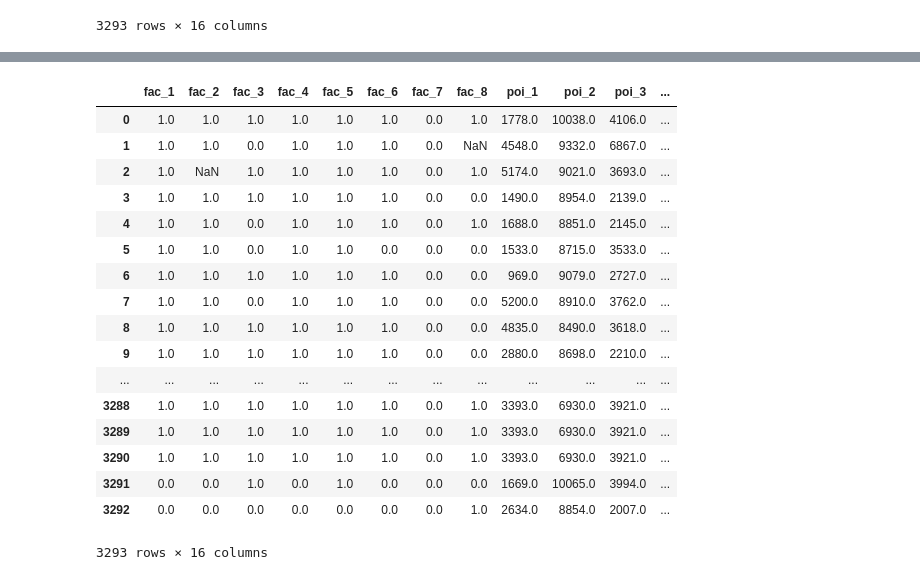
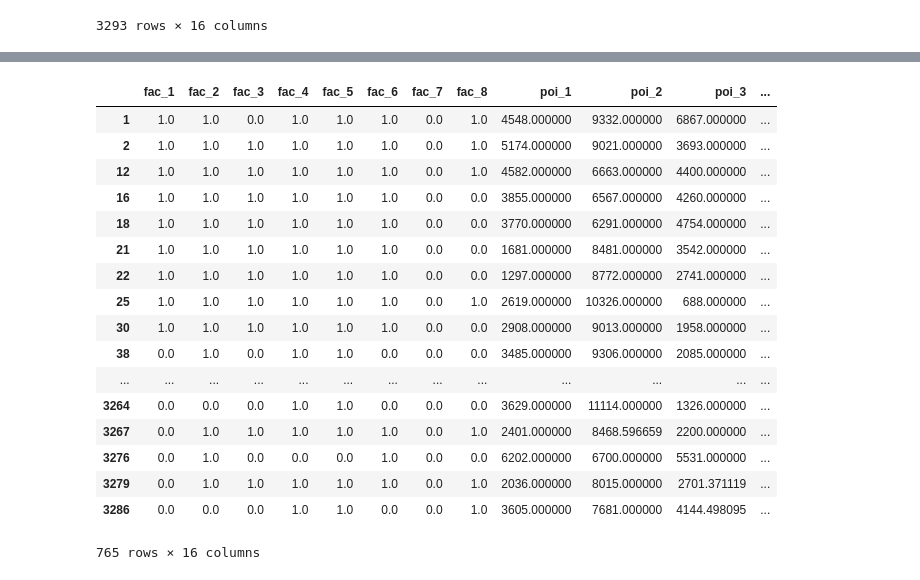
Before and after one commit to FarhanSetyaD/DataMining-Competition-JOINTS-UGM-2019, a Jupyter notebook: try_fill_with_pred.ipynb, the cells around one changed output, grey strips where cells are left out. Cells and saved outputs as stored; diff of their text form; code cells hidden in the pictures.

```diff
--- a/try_fill_with_pred.ipynb
+++ b/try_fill_with_pred.ipynb
@@ -60,22 +97,45 @@ one_null
+# %%
+missing_predict = pd.DataFrame(columns=train.columns)
+for i, row in one_null.iterrows():
+    row = row.copy()
+    key = ""
+    for j in imputers:
+        if (math.isnan(row[j])):
+            key = j
+            break
+
+    if( type(imputers[key]) == KNeighborsClassifier):
+        pre_data = scaler[key].transform([row.drop(key).astype(np.float64)])
+        predict = imputers[key].predict(pre_data)
+        #print(predict)
+        row[key] = predict[0]
+        missing_predict = missing_predict.append(row)
+    else:
+        pre_data = [row.drop(key)]
+        predict = imputers[key].predict(pre_data)
+        #print(predict)
+        row[key] = predict[0]
+        missing_predict = missing_predict.append(row)
+
+missing_predict
+# %% [output]
+|  | fac_1 | fac_2 | fac_3 | fac_4 | fac_5 | fac_6 | fac_7 | fac_8 | poi_1 | poi_2 | poi_3 | ... |
+| 1 | 1.0 | 1.0 | 0.0 | 1.0 | 1.0 | 1.0 | 0.0 | 1.0 | 4548.000000 | 9332.000000 | 6867.000000 | ... |
+| 2 | 1.0 | 1.0 | 1.0 | 1.0 | 1.0 | 1.0 | 0.0 | 1.0 | 5174.000000 | 9021.000000 | 3693.000000 | ... |
+| 12 | 1.0 | 1.0 | 1.0 | 1.0 | 1.0 | 1.0 | 0.0 | 1.0 | 4582.000000 | 6663.000000 | 4400.000000 | ... |
+| 16 | 1.0 | 1.0 | 1.0 | 1.0 | 1.0 | 1.0 | 0.0 | 0.0 | 3855.000000 | 6567.000000 | 4260.000000 | ... |
+| 18 | 1.0 | 1.0 | 1.0 | 1.0 | 1.0 | 1.0 | 0.0 | 0.0 | 3770.000000 | 6291.000000 | 4754.000000 | ... |
+| 21 | 1.0 | 1.0 | 1.0 | 1.0 | 1.0 | 1.0 | 0.0 | 0.0 | 1681.000000 | 8481.000000 | 3542.000000 | ... |
+| 22 | 1.0 | 1.0 | 1.0 | 1.0 | 1.0 | 1.0 | 0.0 | 0.0 | 1297.000000 | 8772.000000 | 2741.000000 | ... |
+| 25 | 1.0 | 1.0 | 1.0 | 1.0 | 1.0 | 1.0 | 0.0 | 1.0 | 2619.000000 | 10326.000000 | 688.000000 | ... |
+| 30 | 1.0 | 1.0 | 1.0 | 1.0 | 1.0 | 1.0 | 0.0 | 0.0 | 2908.000000 | 9013.000000 | 1958.000000 | ... |
+| 38 | 0.0 | 1.0 | 0.0 | 1.0 | 1.0 | 0.0 | 0.0 | 0.0 | 3485.000000 | 9306.000000 | 2085.000000 | ... |
+| ... | ... | ... | ... | ... | ... | ... | ... | ... | ... | ... | ... | ... |
+| 3264 | 0.0 | 0.0 | 0.0 | 1.0 | 1.0 | 0.0 | 0.0 | 0.0 | 3629.000000 | 11114.000000 | 1326.000000 | ... |
+| 3267 | 0.0 | 1.0 | 1.0 | 1.0 | 1.0 | 1.0 | 0.0 | 1.0 | 2401.000000 | 8468.596659 | 2200.000000 | ... |
+| 3276 | 0.0 | 1.0 | 0.0 | 0.0 | 0.0 | 1.0 | 0.0 | 0.0 | 6202.000000 | 6700.000000 | 5531.000000 | ... |
+| 3279 | 0.0 | 1.0 | 1.0 | 1.0 | 1.0 | 1.0 | 0.0 | 1.0 | 2036.000000 | 8015.000000 | 2701.371119 | ... |
+| 3286 | 0.0 | 0.0 | 0.0 | 1.0 | 1.0 | 0.0 | 0.0 | 1.0 | 3605.000000 | 7681.000000 | 4144.498095 | ... |
+765 rows × 16 columns
 # %%
-no_na_train = train.dropna()
-#no_na_train.to_csv('no_na_train.csv', index=False)
+#missing_predict.to_csv('fill_missing_predicted.csv', index=False)
-# %% [output]
-|  | fac_1 | fac_2 | fac_3 | fac_4 | fac_5 | fac_6 | fac_7 | fac_8 | poi_1 | poi_2 | poi_3 | ... |
-| 0 | 1.0 | 1.0 | 1.0 | 1.0 | 1.0 | 1.0 | 0.0 | 1.0 | 1778.0 | 10038.0 | 4106.0 | ... |
-| 1 | 1.0 | 1.0 | 0.0 | 1.0 | 1.0 | 1.0 | 0.0 | NaN | 4548.0 | 9332.0 | 6867.0 | ... |
-| 2 | 1.0 | NaN | 1.0 | 1.0 | 1.0 | 1.0 | 0.0 | 1.0 | 5174.0 | 9021.0 | 3693.0 | ... |
-| 3 | 1.0 | 1.0 | 1.0 | 1.0 | 1.0 | 1.0 | 0.0 | 0.0 | 1490.0 | 8954.0 | 2139.0 | ... |
-| 4 | 1.0 | 1.0 | 0.0 | 1.0 | 1.0 | 1.0 | 0.0 | 1.0 | 1688.0 | 8851.0 | 2145.0 | ... |
-| 5 | 1.0 | 1.0 | 0.0 | 1.0 | 1.0 | 0.0 | 0.0 | 0.0 | 1533.0 | 8715.0 | 3533.0 | ... |
-| 6 | 1.0 | 1.0 | 1.0 | 1.0 | 1.0 | 1.0 | 0.0 | 0.0 | 969.0 | 9079.0 | 2727.0 | ... |
-| 7 | 1.0 | 1.0 | 0.0 | 1.0 | 1.0 | 1.0 | 0.0 | 0.0 | 5200.0 | 8910.0 | 3762.0 | ... |
-| 8 | 1.0 | 1.0 | 1.0 | 1.0 | 1.0 | 1.0 | 0.0 | 0.0 | 4835.0 | 8490.0 | 3618.0 | ... |
-| 9 | 1.0 | 1.0 | 1.0 | 1.0 | 1.0 | 1.0 | 0.0 | 0.0 | 2880.0 | 8698.0 | 2210.0 | ... |
-| ... | ... | ... | ... | ... | ... | ... | ... | ... | ... | ... | ... | ... |
-| 3288 | 1.0 | 1.0 | 1.0 | 1.0 | 1.0 | 1.0 | 0.0 | 1.0 | 3393.0 | 6930.0 | 3921.0 | ... |
-| 3289 | 1.0 | 1.0 | 1.0 | 1.0 | 1.0 | 1.0 | 0.0 | 1.0 | 3393.0 | 6930.0 | 3921.0 | ... |
-| 3290 | 1.0 | 1.0 | 1.0 | 1.0 | 1.0 | 1.0 | 0.0 | 1.0 | 3393.0 | 6930.0 | 3921.0 | ... |
-| 3291 | 0.0 | 0.0 | 1.0 | 0.0 | 1.0 | 0.0 | 0.0 | 0.0 | 1669.0 | 10065.0 | 3994.0 | ... |
-| 3292 | 0.0 | 0.0 | 0.0 | 0.0 | 0.0 | 0.0 | 0.0 | 1.0 | 2634.0 | 8854.0 | 2007.0 | ... |
-3293 rows × 16 columns
```
Also changed, not shown: parts of 3 cells of this notebook, 1 other file.
